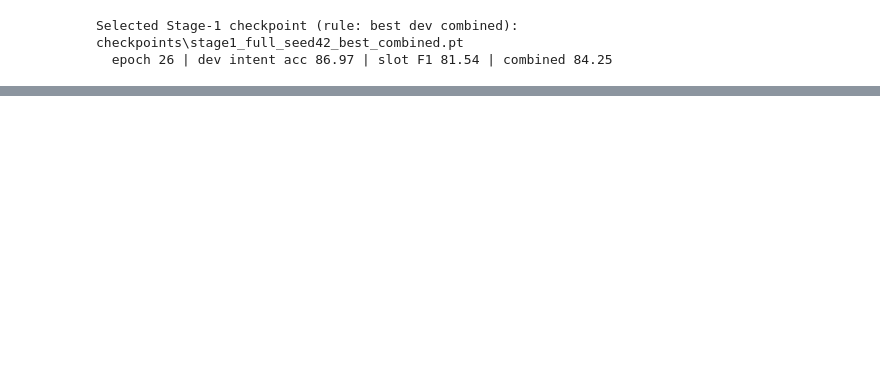
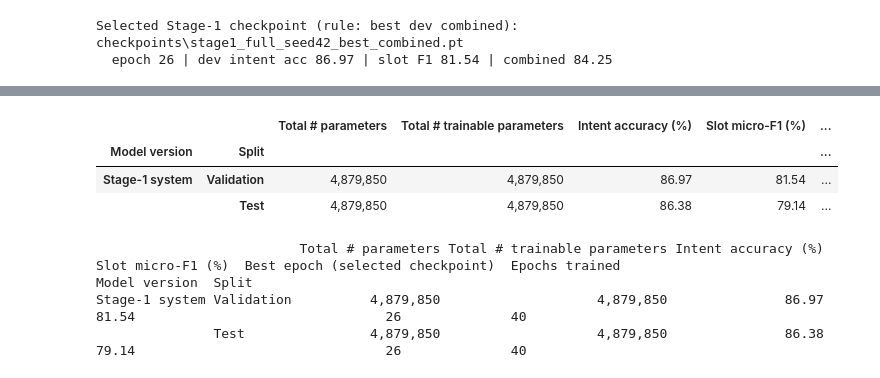
Before and after one commit to masamune-prog/SC4002, a Jupyter notebook: main.ipynb, the cells around one changed output, grey strips where cells are left out. Saved outputs shown, nothing was run; the diff lists cells and outputs as text; code cells hidden in the pictures; blank space fills up the shorter version.

```diff
--- a/main.ipynb
+++ b/main.ipynb
@@ -1155,0 +1162,17 @@ test once, as the final step.
+# %%
+COMPARED_MODEL = {"epoch": 26, "intent_correct": 1768, "tp": 1670, "fp": 415, "fn": 341}
+
+def identity(epoch, scores):
+    return {"epoch": epoch, **{k: scores[k] for k in ("intent_correct", "tp", "fp", "fn")}}
+
+assert identity(stage1_selected["epoch"], stage1_selected["dev_scores"]) == COMPARED_MODEL
+dev_scores, dev_ckpt = final_eval(stage1_selected["path"], "dev")
+assert identity(dev_ckpt["epoch"], dev_ckpt["dev_scores"]) == COMPARED_MODEL     # what the file says about itself
+assert identity(dev_ckpt["epoch"], dev_scores) == COMPARED_MODEL                 # what the file actually scores
+print(f"Checkpoint identity verified: {stage1_selected['path']} is epoch 26 with dev correct=1768 TP=1670 FP=415 FN=341")
+
+TEST_UNLOCKED = True
+test_scores, test_ckpt = final_eval(stage1_selected["path"], "test")
+assert test_ckpt["epoch"] == COMPARED_MODEL["epoch"] and test_scores["n"] == len(splits["test"]) == 2_974
+print(f"TEST ({test_scores['n']} utterances): {format_scores(test_scores)} | "
+      f"correct={test_scores['intent_correct']} TP={test_scores['tp']} FP={test_scores['fp']} FN={test_scores['fn']}")
@@ -1155,0 +1187,24 @@ test once, as the final step.
+# %%
+total_params, trainable_params = test_ckpt["param_counts"]["total"], test_ckpt["param_counts"]["trainable"]
+check_model = build_model(test_ckpt["model_config"], Vocab(**test_ckpt["vocab"]))
+assert count_params(check_model) == (total_params, trainable_params) and total_params <= PARAM_LIMIT
+del check_model
+
+results_table = pd.DataFrame([
+    {"Model version": "Stage-1 system", "Split": split, "Total # parameters": f"{total_params:,}",
+     "Total # trainable parameters": f"{trainable_params:,}", "Intent accuracy (%)": f"{s['intent_acc']:.2f}",
+     "Slot micro-F1 (%)": f"{s['slot_f1']:.2f}", "Best epoch (selected checkpoint)": test_ckpt["epoch"],
+     "Epochs trained": test_ckpt["train_config"]["epochs"]}
+    for split, s in (("Validation", dev_scores), ("Test", test_scores))
+]).set_index(["Model version", "Split"])
+display(results_table)
+print(results_table.to_string())
+# %% [output]
+|  |  | Total # parameters | Total # trainable parameters | Intent accuracy (%) | Slot micro-F1 (%) | ... |
+| Model version | Split |  |  |  |  | ... |
+| Stage-1 system | Validation | 4,879,850 | 4,879,850 | 86.97 | 81.54 | ... |
+|  | Test | 4,879,850 | 4,879,850 | 86.38 | 79.14 | ... |
+                          Total # parameters Total # trainable parameters Intent accuracy (%) Slot micro-F1 (%)  Best epoch (selected checkpoint)  Epochs trained
+Model version  Split
+Stage-1 system Validation          4,879,850                    4,879,850               86.97             81.54                                26              40
+               Test                4,879,850                    4,879,850               86.38             79.14                                26              40
```
Also changed, not shown: parts of 9 cells of this notebook, 2 other files.
